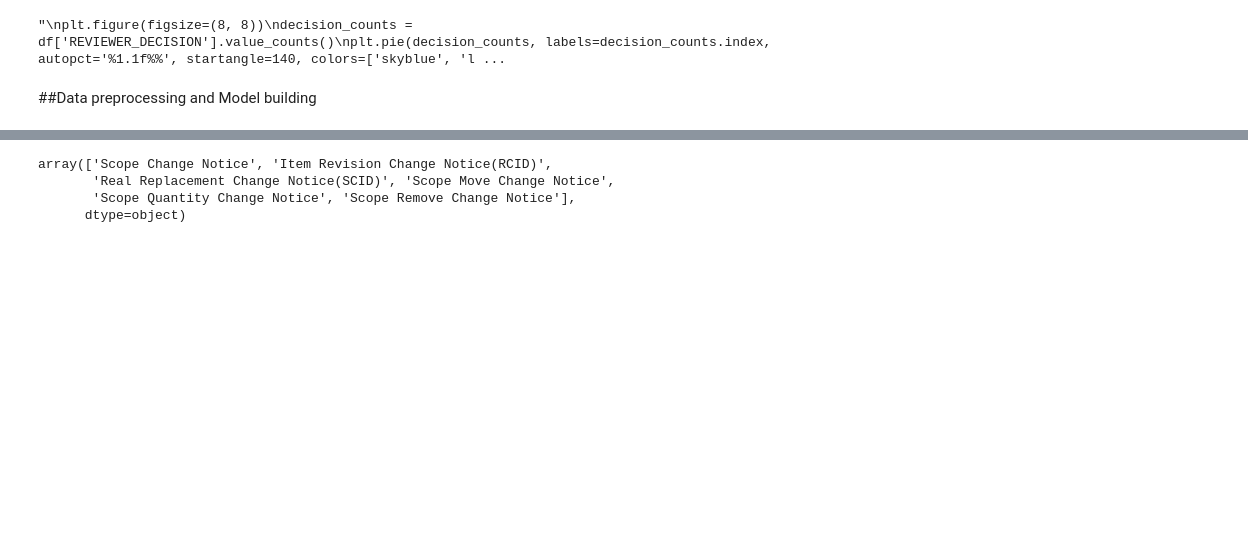
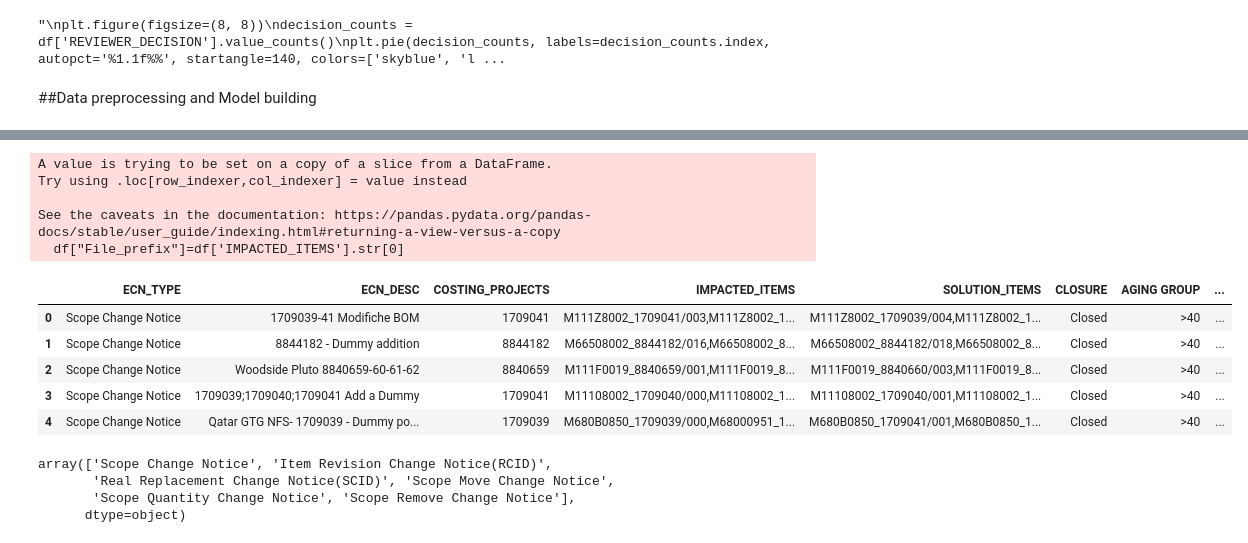
Before and after one commit to adnaksbhat/Colab_JupyterNotebooks, a Jupyter notebook: BH_ECN.ipynb, the cells around one changed output, grey strips where cells are left out. Drawn from its saved outputs; the diff is of its cells as text; code cells hidden in the pictures; blank space fills up the shorter version.

```diff
--- a/BH_ECN.ipynb
+++ b/BH_ECN.ipynb
@@ -441,3 +474,19 @@ df.head()
+# %%
+df["File_prefix"]=df['IMPACTED_ITEMS'].str[0]
+
+df.head()
+# %% [output]
+A value is trying to be set on a copy of a slice from a DataFrame.
+Try using .loc[row_indexer,col_indexer] = value instead
+
+See the caveats in the documentation: https://pandas.pydata.org/pandas-docs/stable/user_guide/indexing.html#returning-a-view-versus-a-copy
+  df["File_prefix"]=df['IMPACTED_ITEMS'].str[0]
+|  | ECN_TYPE | ECN_DESC | COSTING_PROJECTS | IMPACTED_ITEMS | SOLUTION_ITEMS | CLOSURE | AGING GROUP | ... |
+| 0 | Scope Change Notice | 1709039-41 Modifiche BOM | 1709041 | M111Z8002_1709041/003,M111Z8002_1... | M111Z8002_1709039/004,M111Z8002_1... | Closed | >40 | ... |
+| 1 | Scope Change Notice | 8844182 - Dummy addition | 8844182 | M66508002_8844182/016,M66508002_8... | M66508002_8844182/018,M66508002_8... | Closed | >40 | ... |
+| 2 | Scope Change Notice | Woodside Pluto 8840659-60-61-62 | 8840659 | M111F0019_8840659/001,M111F0019_8... | M111F0019_8840660/003,M111F0019_8... | Closed | >40 | ... |
+| 3 | Scope Change Notice | 1709039;1709040;1709041 Add a Dummy | 1709041 | M11108002_1709040/000,M11108002_1... | M11108002_1709040/001,M11108002_1... | Closed | >40 | ... |
+| 4 | Scope Change Notice | Qatar GTG NFS- 1709039 - Dummy po... | 1709039 | M680B0850_1709039/000,M68000951_1... | M680B0850_1709041/001,M680B0850_1... | Closed | >40 | ... |
 # %%
 df['ECN_TYPE'].unique()
 # %% [output]
```
Also changed, not shown: parts of 57 cells of this notebook.
